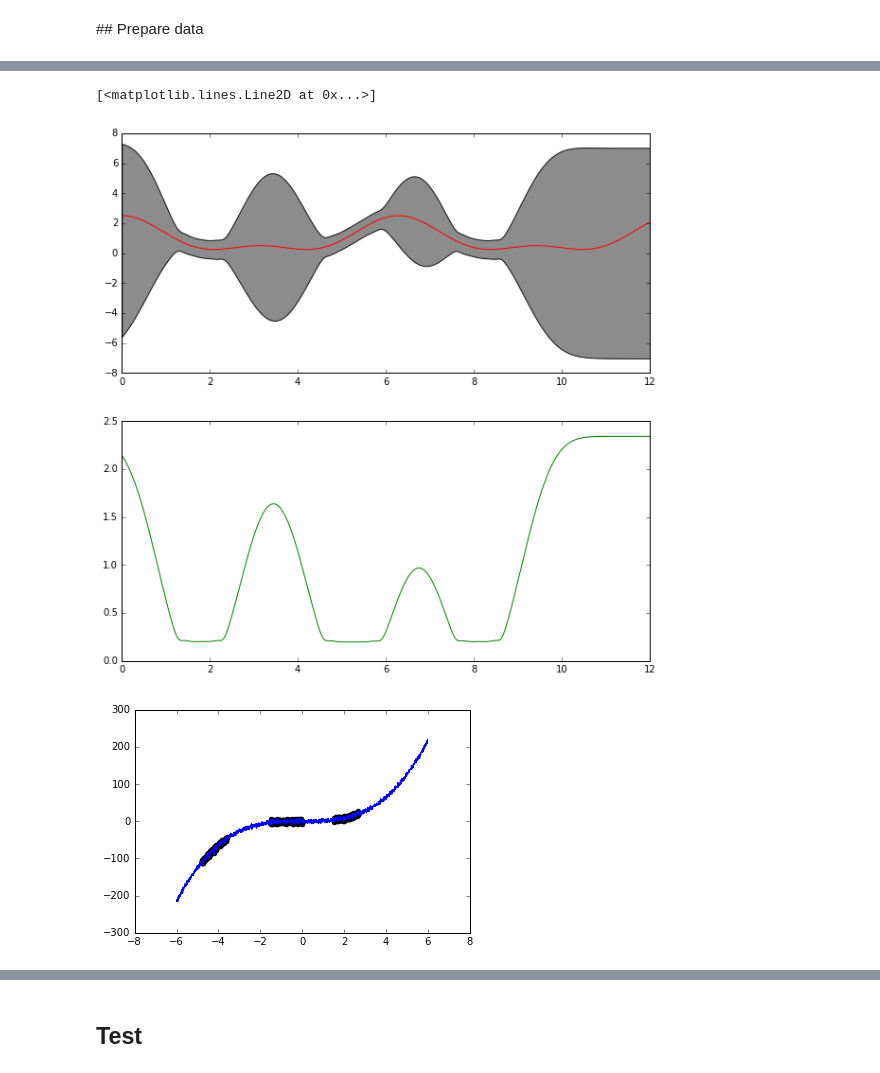
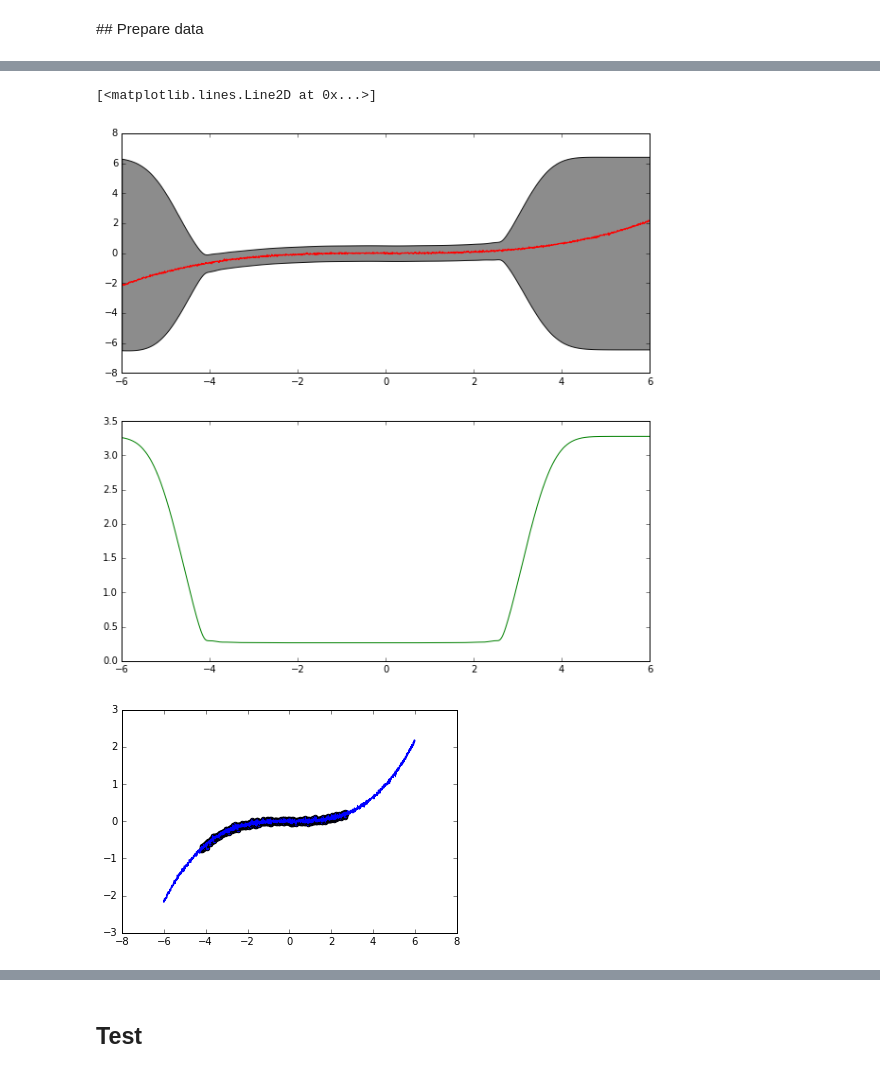
Before and after one commit to eaa3/aml_dl, a Jupyter notebook: src/aml_dl/mdn/notebooks/ensemble_toy_incremental_training_example.ipynb, the cells around one changed output, grey strips where cells are left out. Cells and saved outputs as stored; diff of their text form; code cells hidden in the pictures.

```diff
--- a/src/aml_dl/mdn/notebooks/ensemble_toy_incremental_training_example.ipynb
+++ b/src/aml_dl/mdn/notebooks/ensemble_toy_incremental_training_example.ipynb
@@ -201,9 +200,12 @@ y_train = np.vstack([y_values[200:400,None],y_values[750:1000,None],y_values[125
+# %%
+x_train = np.vstack([x_values[300:1450,None]])
+y_train = np.vstack([y_values[300:1450,None]])
 # %%
 for idx in range(x_train.shape[0]):
     gp.update(x_train[idx,:], y_train[idx,:])
 # %%
 pred, cov, logp = gp.predict3(x_values)
-std = np.sqrt(np.diagonal(cov))
+std = np.sqrt(np.diagonal(cov))*1.9600
 # %%
 sample_posterior = gp.sample_multivariate(pred, cov, len(pred), 5)
 # %%
@@ -217,27 +222,27 @@ plt.plot(gp.x, gp.y, 'ro')
 # %%
-stddev = 3.0
+stddev = 1.9600 #3.0
 fig = plt.figure(figsize=(10,10))
 ax = fig.add_subplot(211)
 ypl = [float(mu-stddev*np.sqrt(sig)) for mu,sig in zip(pred,std)]
 yph = [float(mu+stddev*np.sqrt(sig)) for mu,sig in zip(pred,std)]
 
 ax.plot(x_values, y_values, color='r')
 
 ax.fill_between(x_values.tolist(), ypl, yph, facecolor='grey', interpolate=True, alpha=0.9)
 
 ax2 = fig.add_subplot(212)
 
 ax2.plot(x_values, np.sqrt(std), color='g')
 # %% [output]
 [<matplotlib.lines.Line2D at 0x...>]
-[figure, old version]
+[figure, new version]
 # %%
 plt.figure()
 plt.scatter(x_train,y_train)
 plt.plot(x_values,y_values)
 plt.show()
 # %% [output]
-[figure, old version]
+[figure, new version]
 # %%
 iterations = 40
 # %%
```
Also changed, not shown: parts of 8 cells of this notebook.
